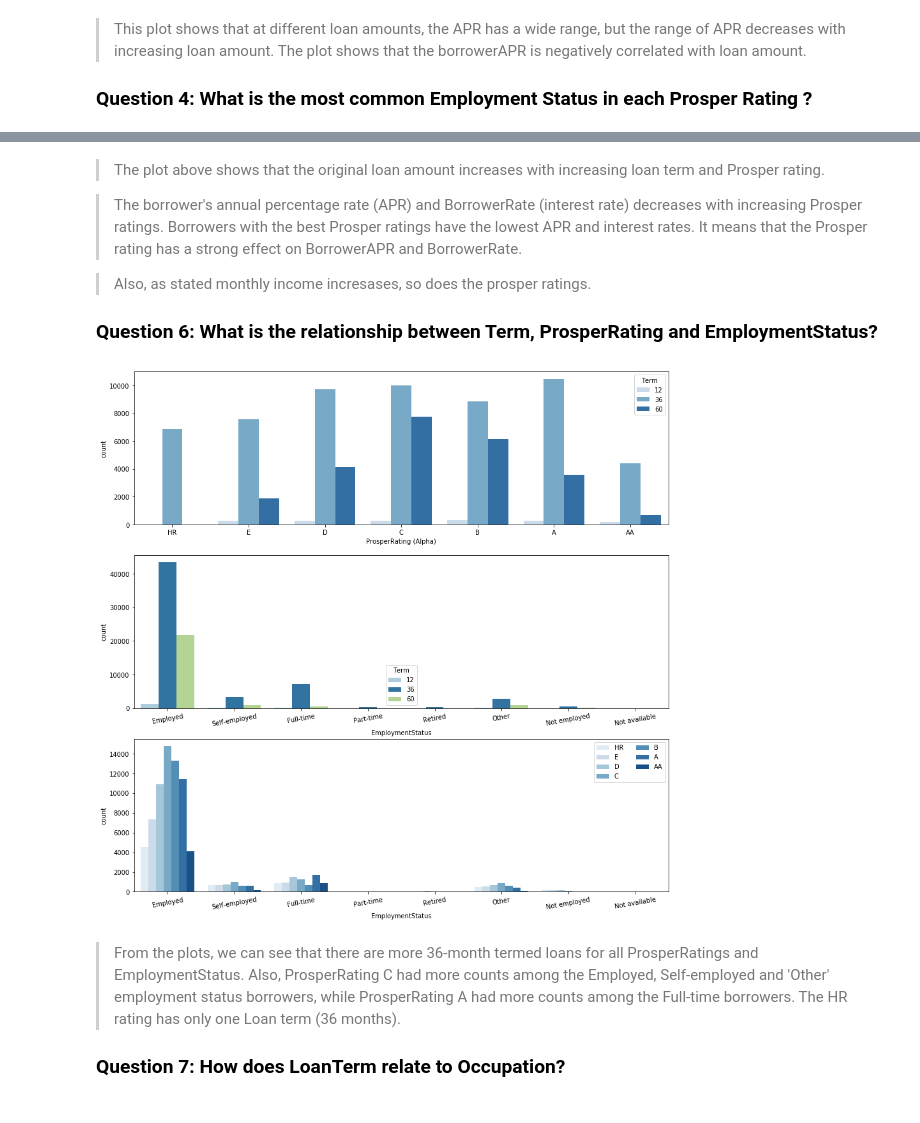
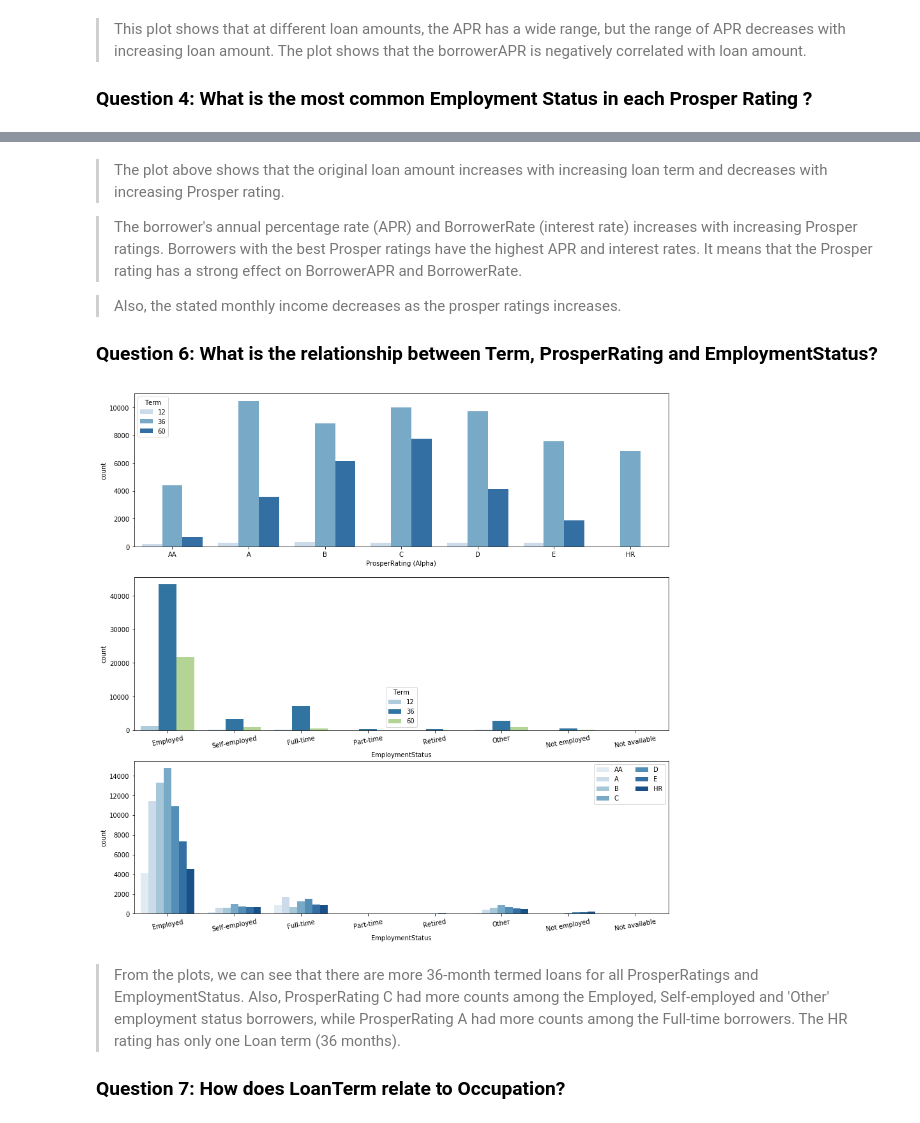
Before and after one commit to Dekunmi/Prosper, a Jupyter notebook: ProsperLoan_exploration.ipynb, the cells around one changed output, grey strips where cells are left out. Saved outputs shown, nothing was run; the diff lists cells and outputs as text; code cells hidden in the pictures.

```diff
--- a/ProsperLoan_exploration.ipynb
+++ b/ProsperLoan_exploration.ipynb
@@ -323,9 +323,9 @@ The distributions of BorrowerAPR and BorrowerRate are similar with a slight diff
 > **Occupation**: The Occupation selected by the Borrower at the time they created the listing.
 # %%
 # Convert ProsperRating and Employment status into ordered categorical types
-rate_order = ['HR','E','D','C','B','A','AA']
+order = ['AA', 'A', 'B', 'C', 'D', 'E', 'HR']
 ordered_var = pd.api.types.CategoricalDtype(ordered = True,
-                                    categories = rate_order)
+                                    categories = order)
 df_loan['ProsperRating (Alpha)'] = df_loan['ProsperRating (Alpha)'].astype(ordered_var)
 
 emp_order = ['Employed','Self-employed','Full-time','Part-time','Retired','Other','Not employed', 'Not available']
@@ -571,31 +572,33 @@ plt.xticks(rotation=30);
 # %% [markdown]
-> The plot above shows that the original loan amount increases with increasing loan term and Prosper rating.
+> The plot above shows that the original loan amount increases with increasing loan term and decreases with increasing Prosper rating.
 
-> The borrower's annual percentage rate (APR) and BorrowerRate (interest rate) decreases with increasing Prosper ratings. Borrowers with the best Prosper ratings have the lowest APR and interest rates. It means that the Prosper rating has a strong effect on BorrowerAPR and BorrowerRate.
+> The borrower's annual percentage rate (APR) and BorrowerRate (interest rate) increases with increasing Prosper ratings. Borrowers with the best Prosper ratings have the highest APR and interest rates. It means that the Prosper rating has a strong effect on BorrowerAPR and BorrowerRate.
 
-> Also, as stated monthly income incresases, so does the prosper ratings.
+> Also, the stated monthly income decreases as the prosper ratings increases.
 
 
 ### Question 6: What is the relationship between Term, ProsperRating and EmploymentStatus?
 # %%
 plt.figure(figsize = [15, 15])
 
 # subplot 1: Prosper rating vs term
 plt.subplot(3, 1, 1)
-sb.countplot(data = df_loan, x = 'ProsperRating (Alpha)', hue = 'Term', palette = 'Blues')
+order = ['AA', 'A', 'B', 'C', 'D', 'E', 'HR']
+sb.countplot(data = df_loan, x = 'ProsperRating (Alpha)', hue = 'Term', order = order, palette = 'Blues')
 
 # subplot 2: employment status vs. term
 ax = plt.subplot(3, 1, 2)
 sb.countplot(data = df_loan, x = 'EmploymentStatus', hue = 'Term', palette = 'Paired')
 plt.xticks(rotation=10)
 
 # subplot 3: Prosper rating vs. employment status, use different color palette
 ax = plt.subplot(3, 1, 3)
-sb.countplot(data = df_loan, x = 'EmploymentStatus', hue = 'ProsperRating (Alpha)', palette = 'Blues')
+rate_order = ['AA', 'A', 'B', 'C', 'D', 'E', 'HR']
+sb.countplot(data = df_loan, x = 'EmploymentStatus', hue = 'ProsperRating (Alpha)', hue_order = rate_order, palette = 'Blues')
 ax.legend(loc = 1, ncol = 2); # re-arrange legend to remove overlapping
 plt.xticks(rotation=10);
 # %% [output]
-[figure, old version]
+[figure, new version]
 # %% [markdown]
 > From the plots, we can see that there are more 36-month termed loans for all ProsperRatings and EmploymentStatus. Also, ProsperRating C had more counts among the Employed, Self-employed and 'Other' employment status borrowers, while ProsperRating A had more counts among the Full-time borrowers. The HR rating has only one Loan term (36 months).
 
```
Also changed, not shown: parts of 16 cells of this notebook, 4 other files.
